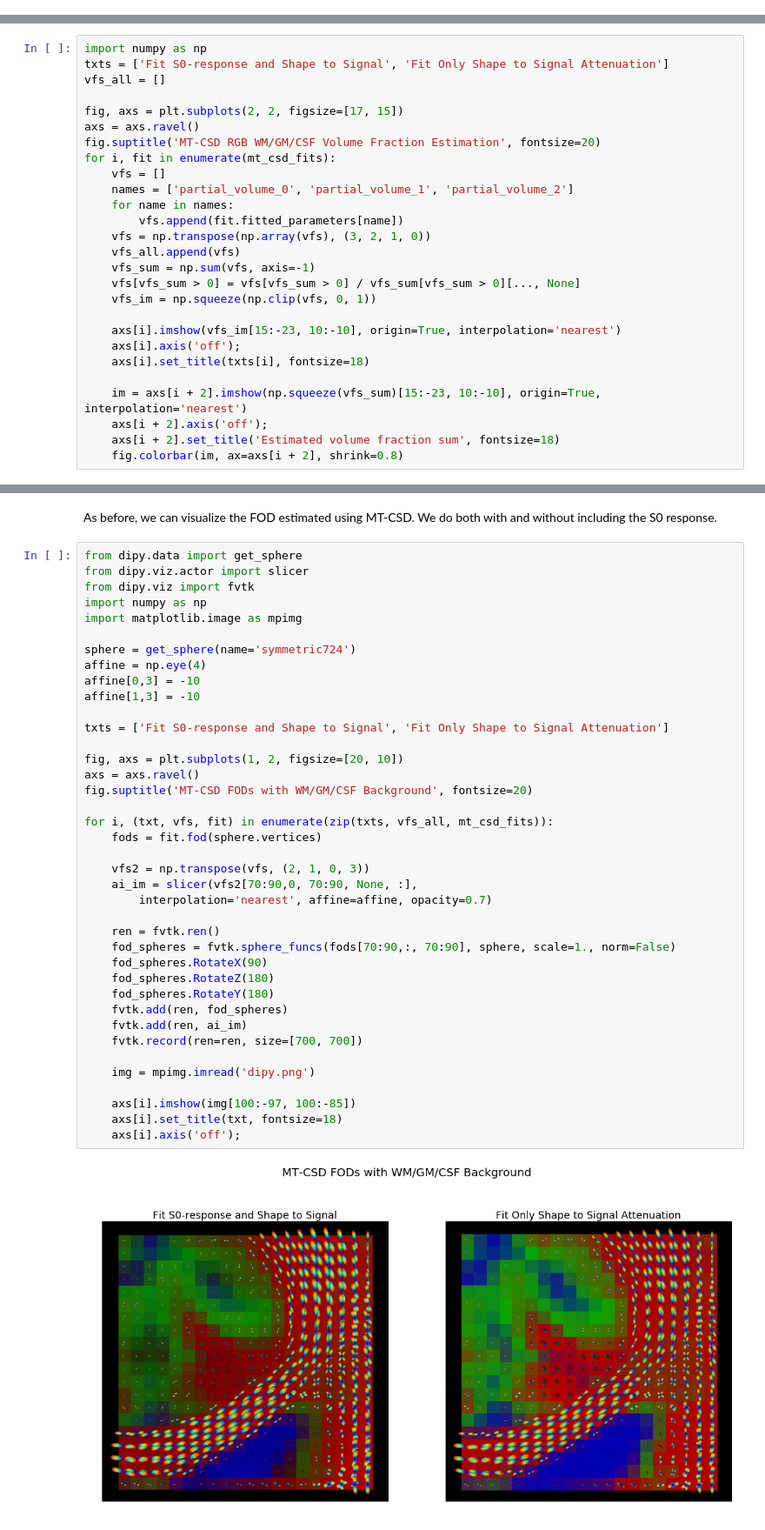
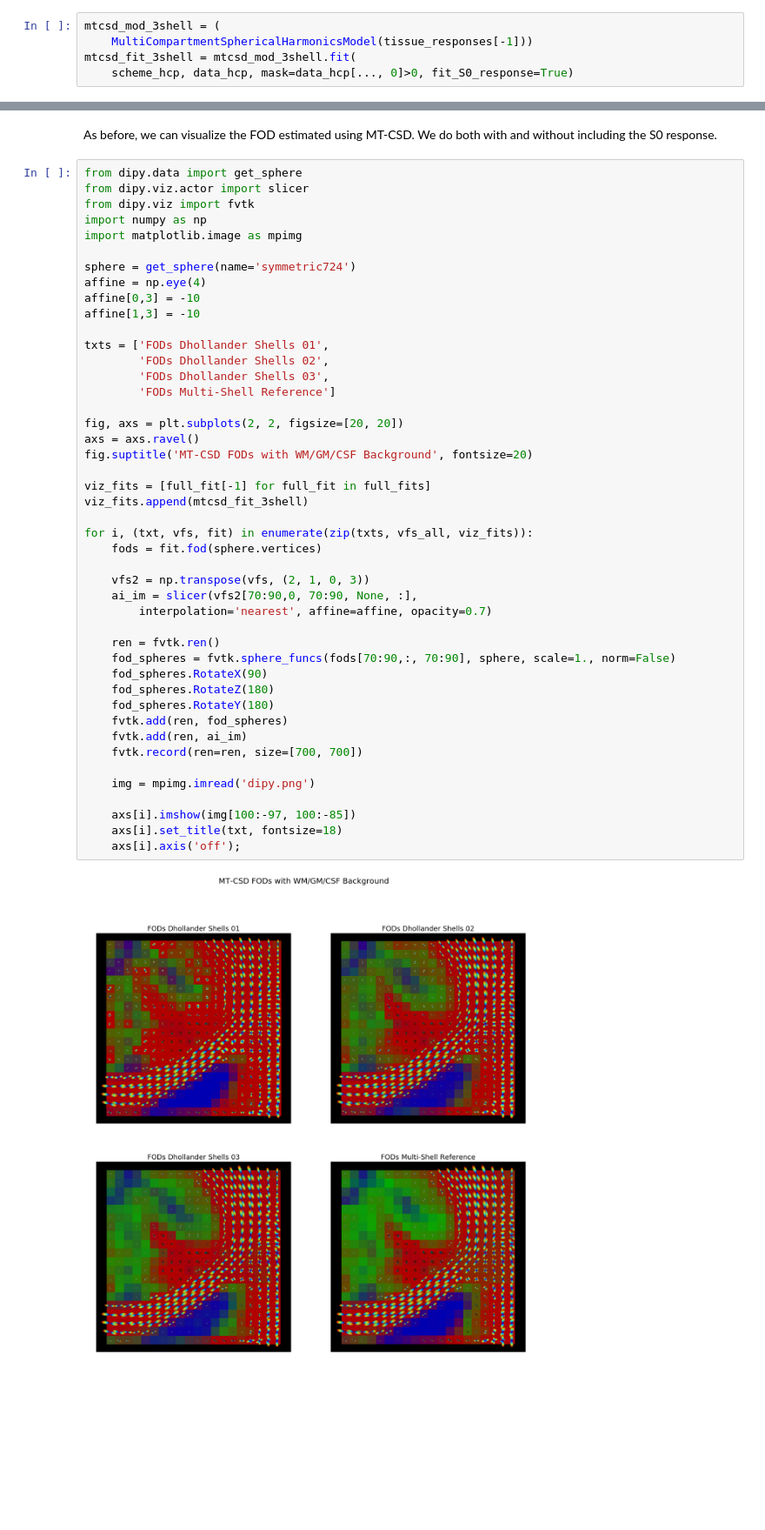
Before and after one commit to AthenaEPI/dmipy, a Jupyter notebook: examples/example_single_shell_three_tissue_csd.ipynb, the cells around one changed output, grey strips where cells are left out. Shown at 87% size. Saved outputs shown, nothing was run; the diff lists cells and outputs as text; blank space fills up the shorter version.

```diff
--- a/examples/example_single_shell_three_tissue_csd.ipynb
+++ b/examples/example_single_shell_three_tissue_csd.ipynb
@@ -233,0 +259,5 @@ full_fits = single_shell_three_tissue_csd(scheme_01_shell, data_01_shell, tissue
+# %%
+mtcsd_mod_3shell = (
+    MultiCompartmentSphericalHarmonicsModel(tissue_responses[-1]))
+mtcsd_fit_3shell = mtcsd_mod_3shell.fit(
+    scheme_hcp, data_hcp, mask=data_hcp[..., 0]>0, fit_S0_response=True)
@@ -356,27 +309,0 @@ Now that the fractions are fitted and there are 3, we can also visualize them as
-# %%
-import numpy as np
-txts = ['Fit S0-response and Shape to Signal', 'Fit Only Shape to Signal Attenuation']
-vfs_all = []
-
-fig, axs = plt.subplots(2, 2, figsize=[17, 15])
-axs = axs.ravel()
-fig.suptitle('MT-CSD RGB WM/GM/CSF Volume Fraction Estimation', fontsize=20)
-for i, fit in enumerate(mt_csd_fits):
-    vfs = []
-    names = ['partial_volume_0', 'partial_volume_1', 'partial_volume_2']
-    for name in names:
-        vfs.append(fit.fitted_parameters[name])
-    vfs = np.transpose(np.array(vfs), (3, 2, 1, 0))
-    vfs_all.append(vfs)
-    vfs_sum = np.sum(vfs, axis=-1)
-    vfs[vfs_sum > 0] = vfs[vfs_sum > 0] / vfs_sum[vfs_sum > 0][..., None]
-    vfs_im = np.squeeze(np.clip(vfs, 0, 1))
-
-    axs[i].imshow(vfs_im[15:-23, 10:-10], origin=True, interpolation='nearest')
-    axs[i].axis('off');
-    axs[i].set_title(txts[i], fontsize=18)
-
-    im = axs[i + 2].imshow(np.squeeze(vfs_sum)[15:-23, 10:-10], origin=True, interpolation='nearest')
-    axs[i + 2].axis('off');
-    axs[i + 2].set_title('Estimated volume fraction sum', fontsize=18)
-    fig.colorbar(im, ax=axs[i + 2], shrink=0.8)
@@ -400,34 +321,40 @@ import matplotlib.image as mpimg
 sphere = get_sphere(name='symmetric724')
 affine = np.eye(4)
 affine[0,3] = -10
 affine[1,3] = -10
 
-txts = ['Fit S0-response and Shape to Signal', 'Fit Only Shape to Signal Attenuation']
+txts = ['FODs Dhollander Shells 01',
+        'FODs Dhollander Shells 02',
+        'FODs Dhollander Shells 03',
+        'FODs Multi-Shell Reference']
 
-fig, axs = plt.subplots(1, 2, figsize=[20, 10])
+fig, axs = plt.subplots(2, 2, figsize=[20, 20])
 axs = axs.ravel()
 fig.suptitle('MT-CSD FODs with WM/GM/CSF Background', fontsize=20)
 
-for i, (txt, vfs, fit) in enumerate(zip(txts, vfs_all, mt_csd_fits)):
+viz_fits = [full_fit[-1] for full_fit in full_fits]
+viz_fits.append(mtcsd_fit_3shell)
+
+for i, (txt, vfs, fit) in enumerate(zip(txts, vfs_all, viz_fits)):
     fods = fit.fod(sphere.vertices)
 
     vfs2 = np.transpose(vfs, (2, 1, 0, 3))
     ai_im = slicer(vfs2[70:90,0, 70:90, None, :],
         interpolation='nearest', affine=affine, opacity=0.7)
 
     ren = fvtk.ren()
     fod_spheres = fvtk.sphere_funcs(fods[70:90,:, 70:90], sphere, scale=1., norm=False)
     fod_spheres.RotateX(90)
     fod_spheres.RotateZ(180)
     fod_spheres.RotateY(180)
     fvtk.add(ren, fod_spheres)
     fvtk.add(ren, ai_im)
     fvtk.record(ren=ren, size=[700, 700])
 
     img = mpimg.imread('dipy.png')
 
     axs[i].imshow(img[100:-97, 100:-85])
     axs[i].set_title(txt, fontsize=18)
     axs[i].axis('off');
 # %% [output]
-[figure, old version]
+[figure, new version]
```
Also changed, not shown: parts of 30 cells of this notebook.
